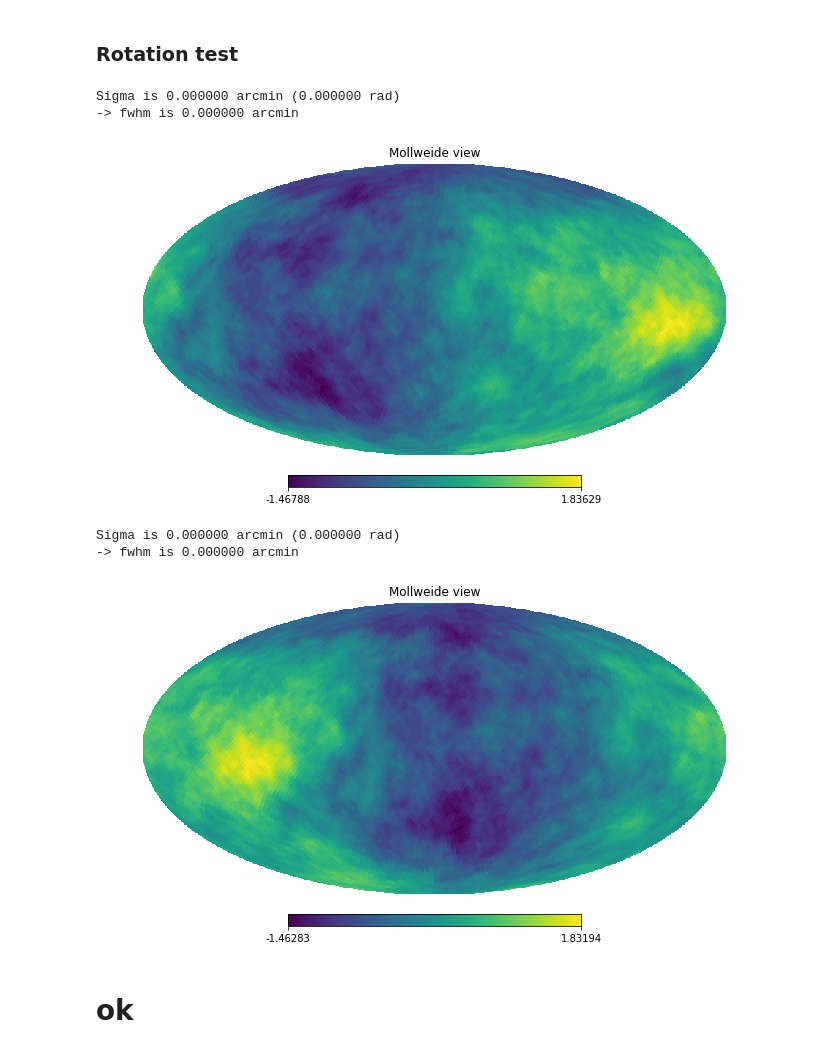
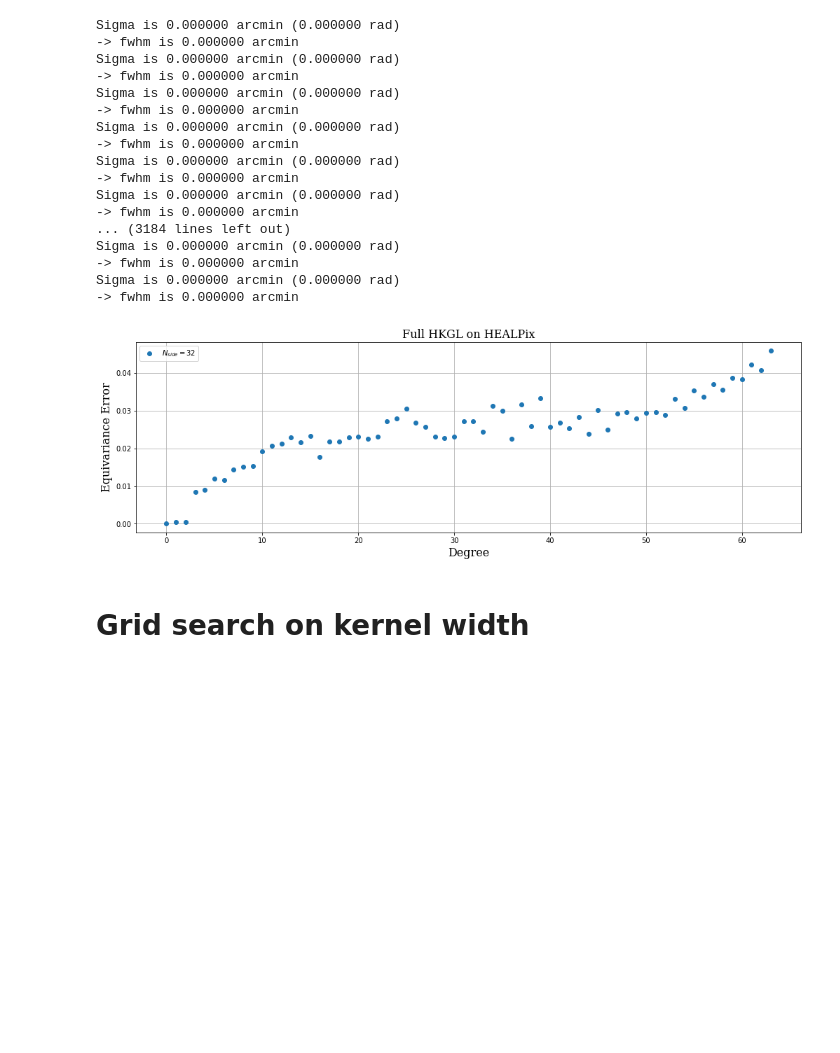
Before and after one commit to MartMilani/PDM, a Jupyter notebook: codes/06.Equivariance_error/HEALPix_equivariance_error.ipynb, the cells around one changed output. Saved outputs shown, nothing was run; the diff lists cells and outputs as text; code cells hidden in the pictures; blank space fills up the shorter version.

```diff
--- a/codes/06.Equivariance_error/HEALPix_equivariance_error.ipynb
+++ b/codes/06.Equivariance_error/HEALPix_equivariance_error.ipynb
@@ -111 +194,35 @@ font = {'family': 'serif',
+# %%
+equiv_error = np.zeros(lmax+1)
+for degree in range(lmax+1):
+    equiv_error[degree] = equivariance_error(5, diffuse_HKGL, lmax,nside, plot=False, degree=degree)
+plt.plot(equiv_error, 'o', label=rf'$N_{{side}}={nside}$')
+
+plt.xlabel('Degree', fontdict=font)
+plt.ylabel('Equivariance Error', fontdict=font)
+plt.title('Full HKGL on HEALPix', fontdict=font)
+
+plt.grid()
+plt.legend()
+plt.savefig('Full HKGL on HEALPix')
+# %% [output]
+Sigma is 0.000000 arcmin (0.000000 rad)
+-> fwhm is 0.000000 arcmin
+Sigma is 0.000000 arcmin (0.000000 rad)
+-> fwhm is 0.000000 arcmin
+Sigma is 0.000000 arcmin (0.000000 rad)
+-> fwhm is 0.000000 arcmin
+Sigma is 0.000000 arcmin (0.000000 rad)
+-> fwhm is 0.000000 arcmin
+Sigma is 0.000000 arcmin (0.000000 rad)
+-> fwhm is 0.000000 arcmin
+Sigma is 0.000000 arcmin (0.000000 rad)
+-> fwhm is 0.000000 arcmin
+... (3184 lines left out)
+Sigma is 0.000000 arcmin (0.000000 rad)
+-> fwhm is 0.000000 arcmin
+Sigma is 0.000000 arcmin (0.000000 rad)
+-> fwhm is 0.000000 arcmin
+[figure, added]
+# %% [markdown]
+# Grid search on kernel width
 # %%
@@ -179,26 +258 @@ def equivariance_error(max_iter, _filter, lmax, nside, plot=False, save=False, d
     return np.mean(norm)
-# %% [markdown]
-### Rotation test
-# %%
-nside=32
-lmax = 3*nside-1
-degrees = np.arange(lmax+1, dtype=float)
-degrees[0] = np.inf
-power = degrees**(-3) ## just for plotting
-
-hmap = hp.sphtfunc.synfast(power, nside=nside)
-hp.visufunc.mollview(hmap)
-plt.show()
-
-rot = hp.rotator.Rotator(rot=[100,0, 0])
-R_hmap = rot.rotate_map_alms(hmap)
-hp.visufunc.mollview(R_hmap)
-# %% [output]
-Sigma is 0.000000 arcmin (0.000000 rad)
--> fwhm is 0.000000 arcmin
-[figure, removed]
-Sigma is 0.000000 arcmin (0.000000 rad)
--> fwhm is 0.000000 arcmin
-[figure, removed]
-# %% [markdown]
-# ok
```
Also changed, not shown: parts of 18 cells of this notebook, 8 other files.
